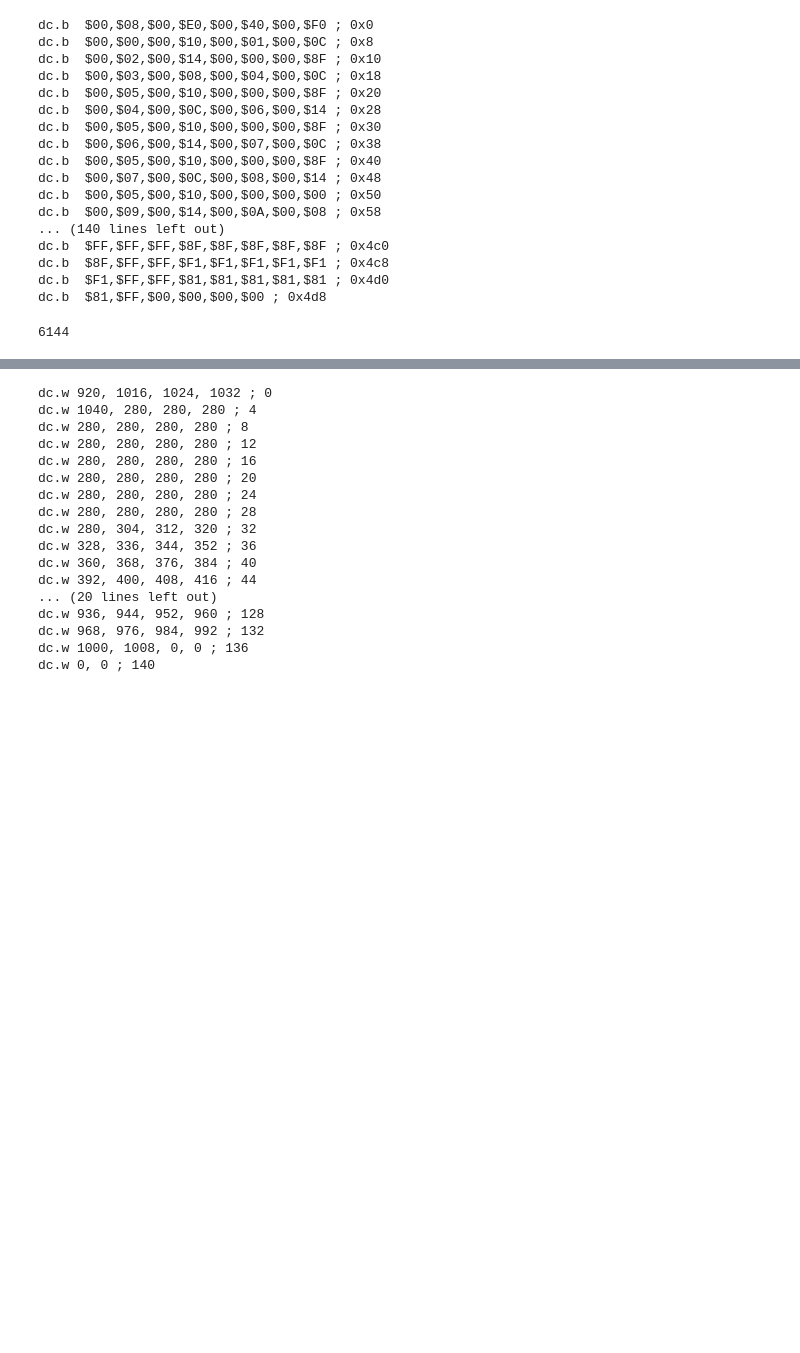
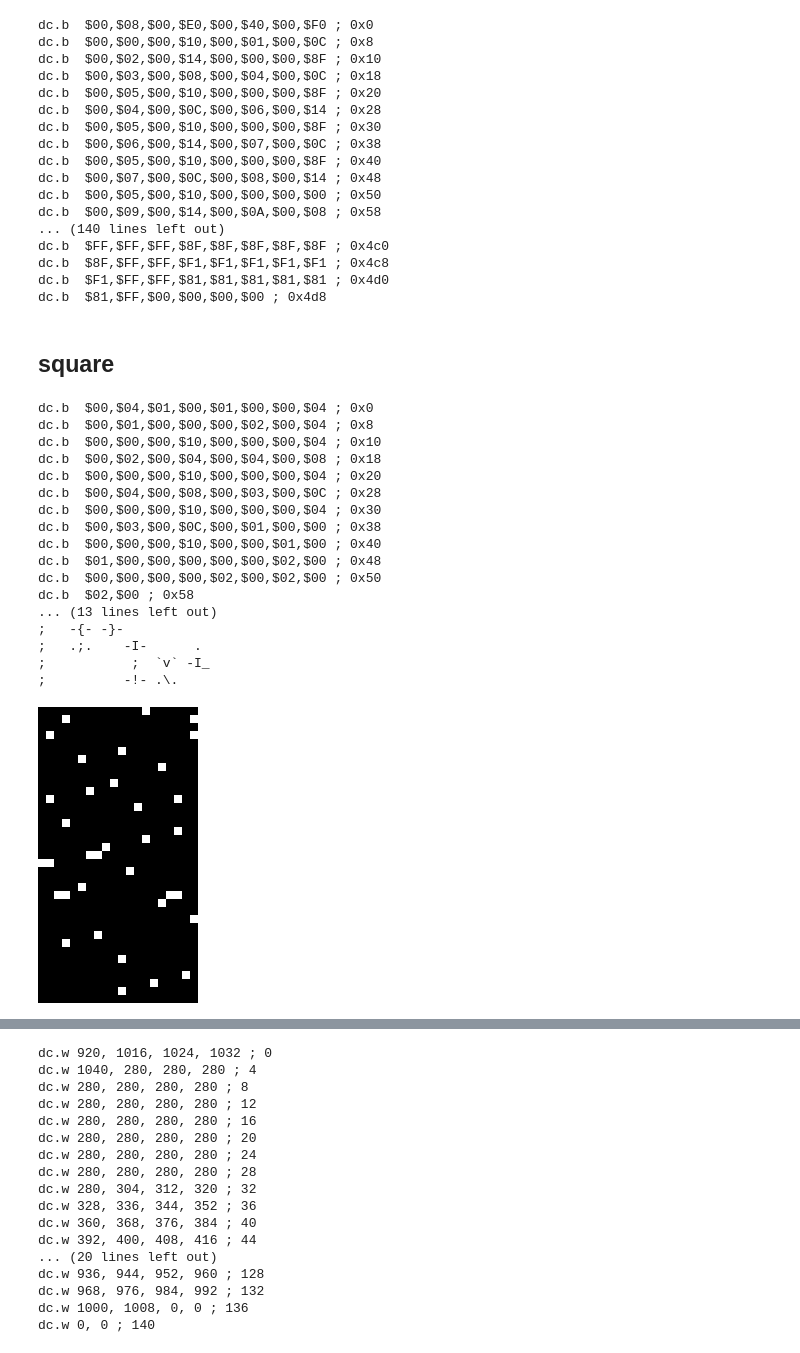
Before and after one commit to mwenge/vlm, a Jupyter notebook: notebooks/Regenerate images.s.ipynb, the cells around one changed output, grey strips where cells are left out. Saved outputs shown, nothing was run; the diff lists cells and outputs as text; code cells hidden in the pictures; blank space fills up the shorter version.

```diff
--- a/notebooks/Regenerate images.s.ipynb
+++ b/notebooks/Regenerate images.s.ipynb
@@ -95,7 +126,52 @@ dc.b  $FF,$FF,$FF,$8F,$8F,$8F,$8F,$8F ; 0x4c0
 dc.b  $8F,$FF,$FF,$F1,$F1,$F1,$F1,$F1 ; 0x4c8
 dc.b  $F1,$FF,$FF,$81,$81,$81,$81,$81 ; 0x4d0
 dc.b  $81,$FF,$00,$00,$00,$00 ; 0x4d8
-# %%
-0x1800
-# %% [output]
-6144
+# %% [markdown]
+## square
+# %%
+img_data = """
+                dc.l $40100, $1000004, $10000, $20004, $10, $04, $20004
+                dc.l $40008, $10, $04, $40008, $3000C, $10, $04, $3000C, $10000
+                dc.l $10, $100, $1000000, $200, 0, $2000200
+"""
+flatten = lambda l: [ e for sublist in l for e in sublist]
+
+longs = [l.strip().replace('$','').rjust(8,'0')
+         for l in ','.join([l[21:]
+         for l in img_data.split('\n')[1:-1]]).split(',')]
+bytes = flatten([["$"+l[:2],"$"+l[2:4],"$"+l[4:6],"$"+l[6:]] for l in longs])
+bytes = bytes + ["$02","$00"]
+for i in range(0,len(bytes),8):
+    print("dc.b  " + ','.join(bytes[i:i+8]) + f" ; {hex(i)}")
+
+width = 20
+cry_bytes = bytearray([int(x[1:],16) for x in bytes])
+pixels = get1BitPixels(cry_bytes,width)
+
+scale = 8
+img = Image.fromarray(pixels,mode='RGB')
+img = img.resize((img.width * scale, img.height * scale), Image.NEAREST)
+
+my_art = AsciiArt.from_pillow_image(img)
+ascii_image = my_art.to_ascii(columns=20, monochrome=True)
+print('\n'+''.join(["; " + l +"\n" for l in ascii_image.splitlines()]))
+img
+# %% [output]
+dc.b  $00,$04,$01,$00,$01,$00,$00,$04 ; 0x0
+dc.b  $00,$01,$00,$00,$00,$02,$00,$04 ; 0x8
+dc.b  $00,$00,$00,$10,$00,$00,$00,$04 ; 0x10
+dc.b  $00,$02,$00,$04,$00,$04,$00,$08 ; 0x18
+dc.b  $00,$00,$00,$10,$00,$00,$00,$04 ; 0x20
+dc.b  $00,$04,$00,$08,$00,$03,$00,$0C ; 0x28
+dc.b  $00,$00,$00,$10,$00,$00,$00,$04 ; 0x30
+dc.b  $00,$03,$00,$0C,$00,$01,$00,$00 ; 0x38
+dc.b  $00,$00,$00,$10,$00,$00,$01,$00 ; 0x40
+dc.b  $01,$00,$00,$00,$00,$00,$02,$00 ; 0x48
+dc.b  $00,$00,$00,$00,$02,$00,$02,$00 ; 0x50
+dc.b  $02,$00 ; 0x58
+... (13 lines left out)
+;   -{- -}-
+;   .;.    -I-      .
+;           ;  `v` -I_
+;          -!- .\.
+[figure, added]
```
Also changed, not shown: parts of 15 cells of this notebook, 6 other files.
